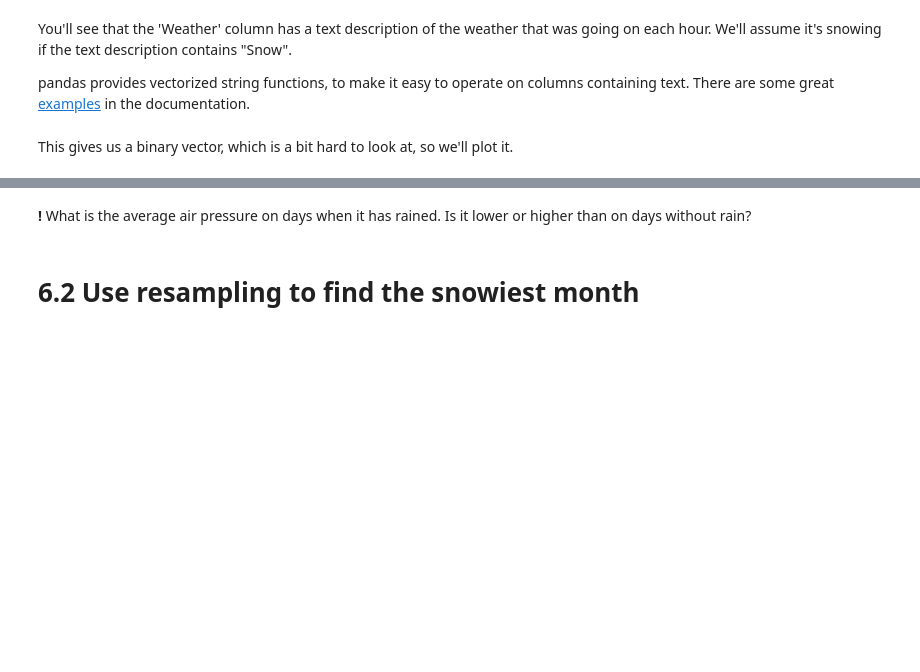
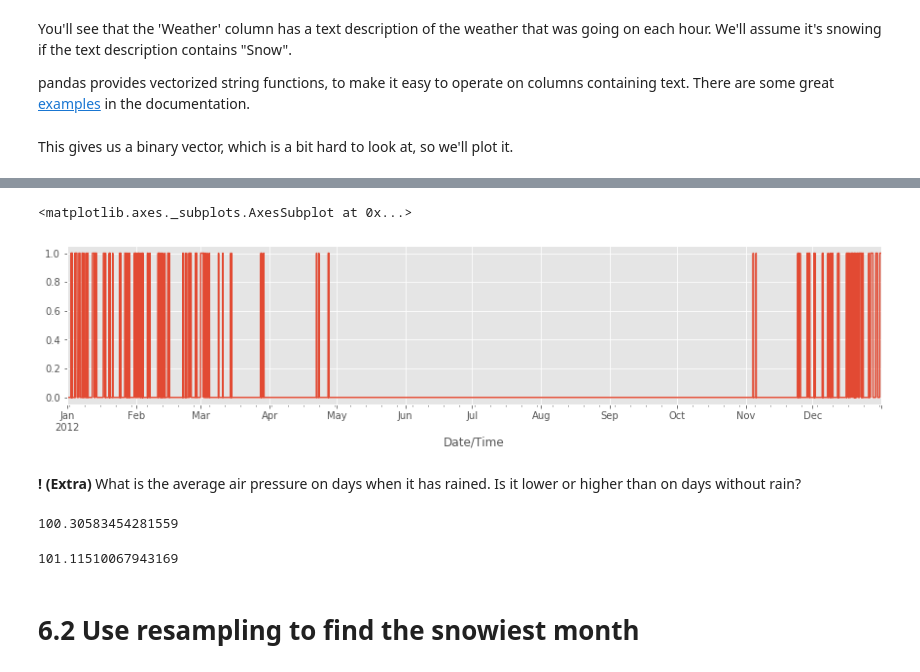
Before and after one commit to bensn131/pandas-cookbook, a Jupyter notebook: cookbook/Chapter 6 - String Operations- Which month was the snowiest.ipynb, the cells around one changed output, grey strips where cells are left out. Drawn from its saved outputs; the diff is of its cells as text; code cells hidden in the pictures; blank space fills up the shorter version.

```diff
--- a/cookbook/Chapter 6 - String Operations- Which month was the snowiest.ipynb
+++ b/cookbook/Chapter 6 - String Operations- Which month was the snowiest.ipynb
@@ -34,6 +59,9 @@ is_snowing[:5]
 # %%
 # More useful!
-is_snowing=is_snowing.astype(float)
-is_snowing.plot()
+is_snowing_float=is_snowing.astype(float)
+is_snowing_float.plot()
+# %% [output]
+<matplotlib.axes._subplots.AxesSubplot at 0x...>
+[figure, added]
 # %% [markdown]
-**!** What is the average air pressure on days when it has rained. Is it lower or higher than on days without rain?
+**! (Extra)** What is the average air pressure on days when it has rained. Is it lower or higher than on days without rain?
@@ -40,3 +70,14 @@ is_snowing.plot()
+# %%
+#Solution (1):
+is_raining = weather_description.str.contains('Rain')
+weather_2012[is_raining]["Stn Press (kPa)"].mean()
+# %% [output]
+100.30583454281559
+# %%
+#Solution (2):
+weather_2012[~is_raining]["Stn Press (kPa)"].mean()
+# %% [output]
+101.11510067943169
 # %% [markdown]
 # 6.2 Use resampling to find the snowiest month
 # %% [markdown]
```
Also changed, not shown: parts of 16 cells of this notebook, 10 other files.
